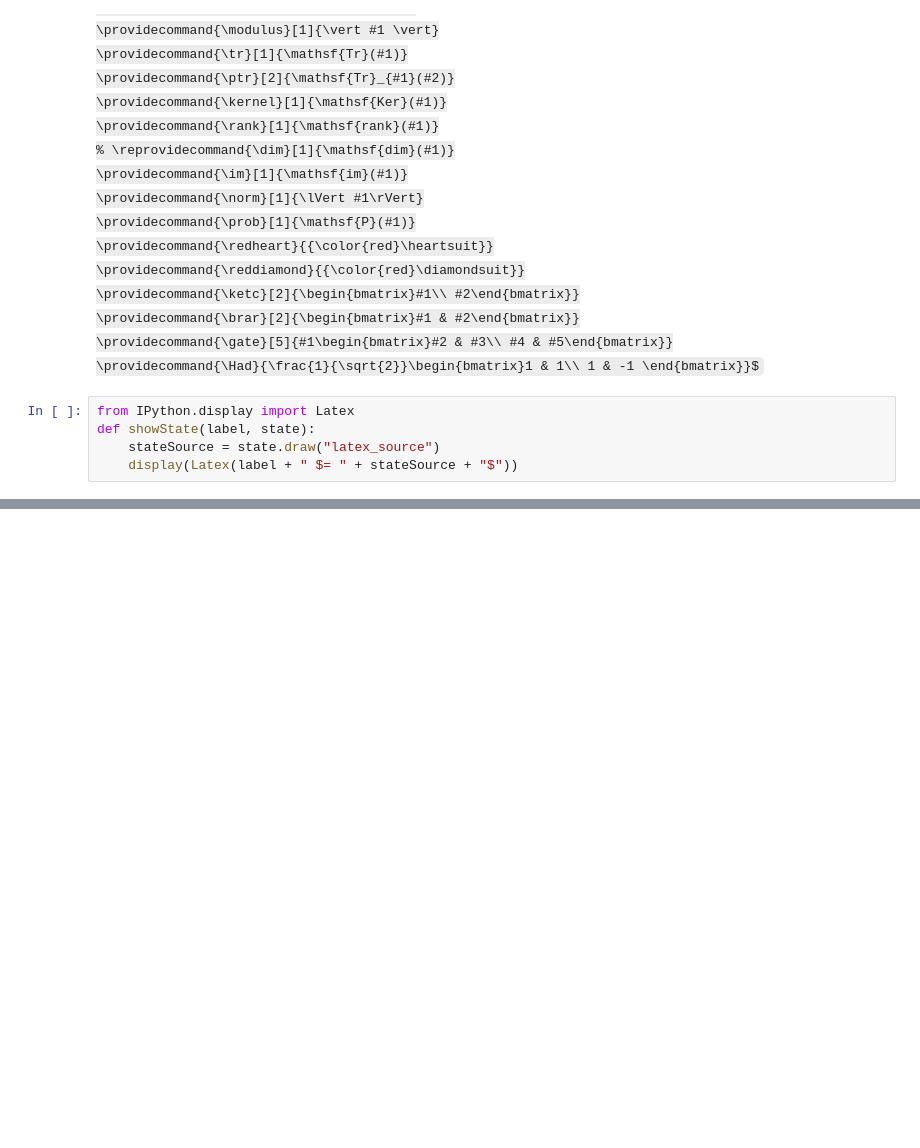
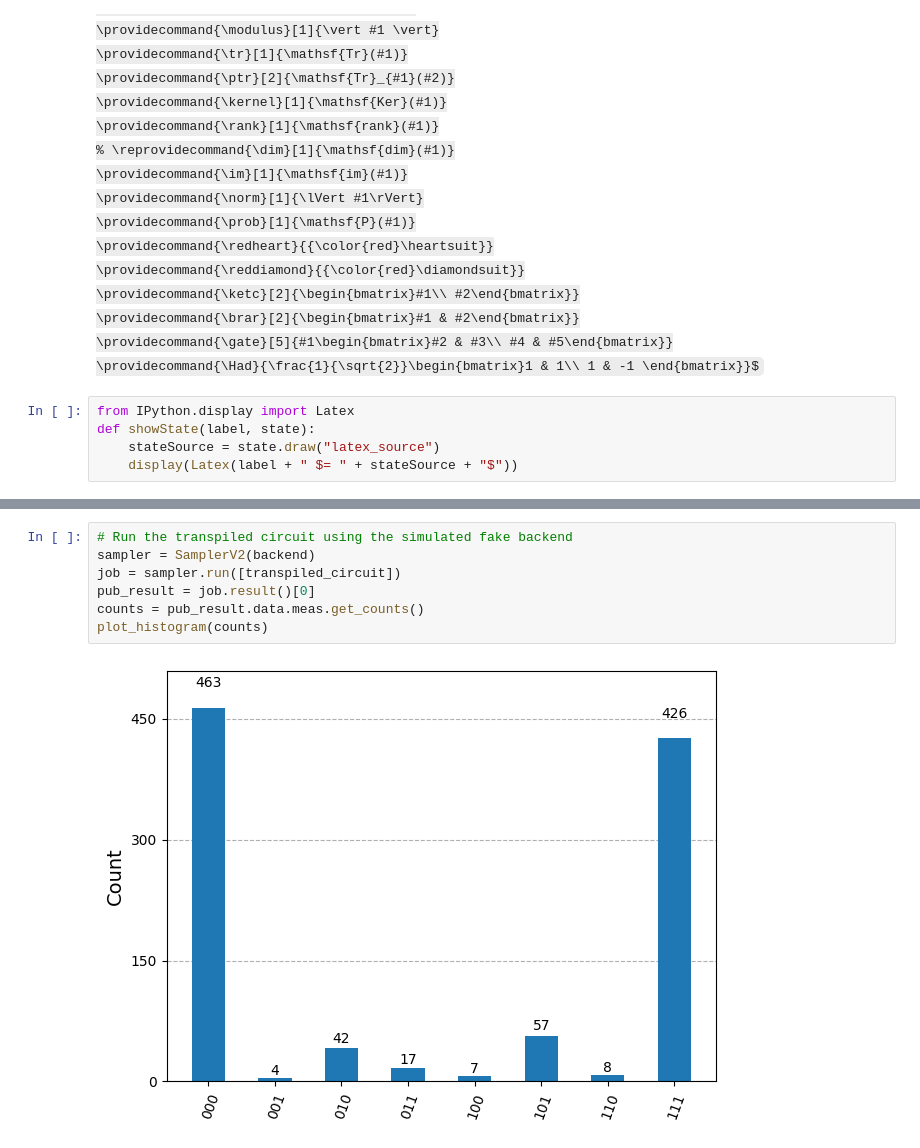
Before and after one commit to drmithileshkumar/qiskit, a Jupyter notebook: 14_Transpilation.ipynb, the cells around one changed output, grey strips where cells are left out. Cells and saved outputs as stored; diff of their text form; some formulas as TeX source; blank space fills up the shorter version.

```diff
--- a/14_Transpilation.ipynb
+++ b/14_Transpilation.ipynb
@@ -40,0 +80,9 @@ def showState(label, state):
+# %%
+# Run the transpiled circuit using the simulated fake backend
+sampler = SamplerV2(backend)
+job = sampler.run([transpiled_circuit])
+pub_result = job.result()[0]
+counts = pub_result.data.meas.get_counts()
+plot_histogram(counts)
+# %% [output]
+[figure, added]
```
Also changed, not shown: parts of 42 cells of this notebook, 2 other files.
